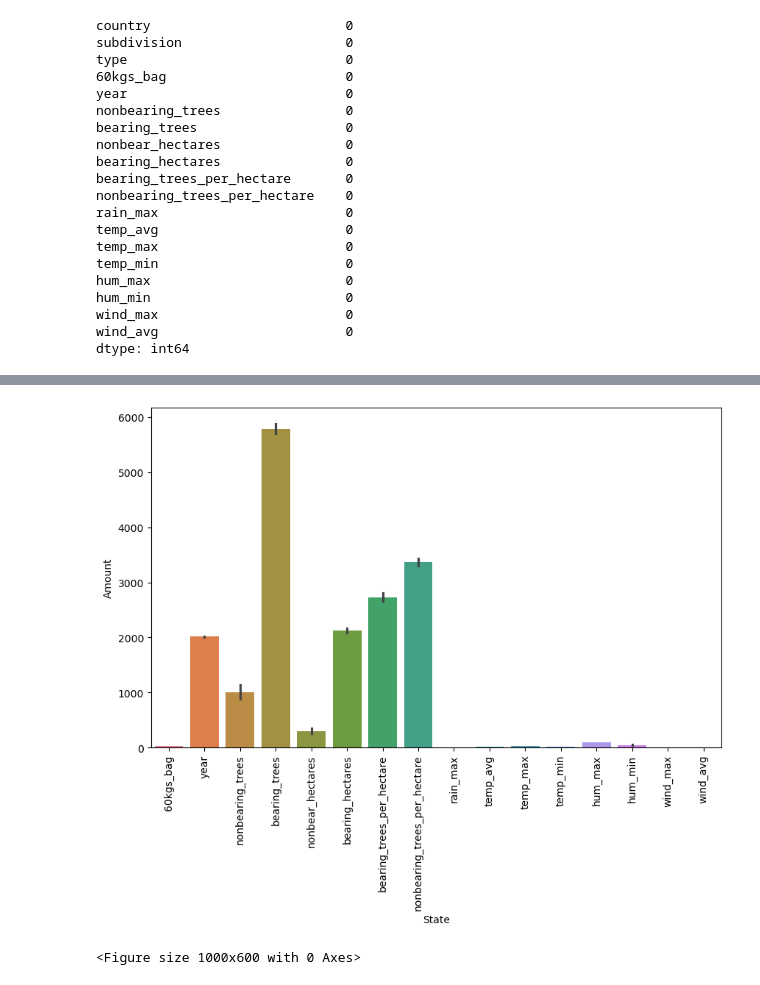
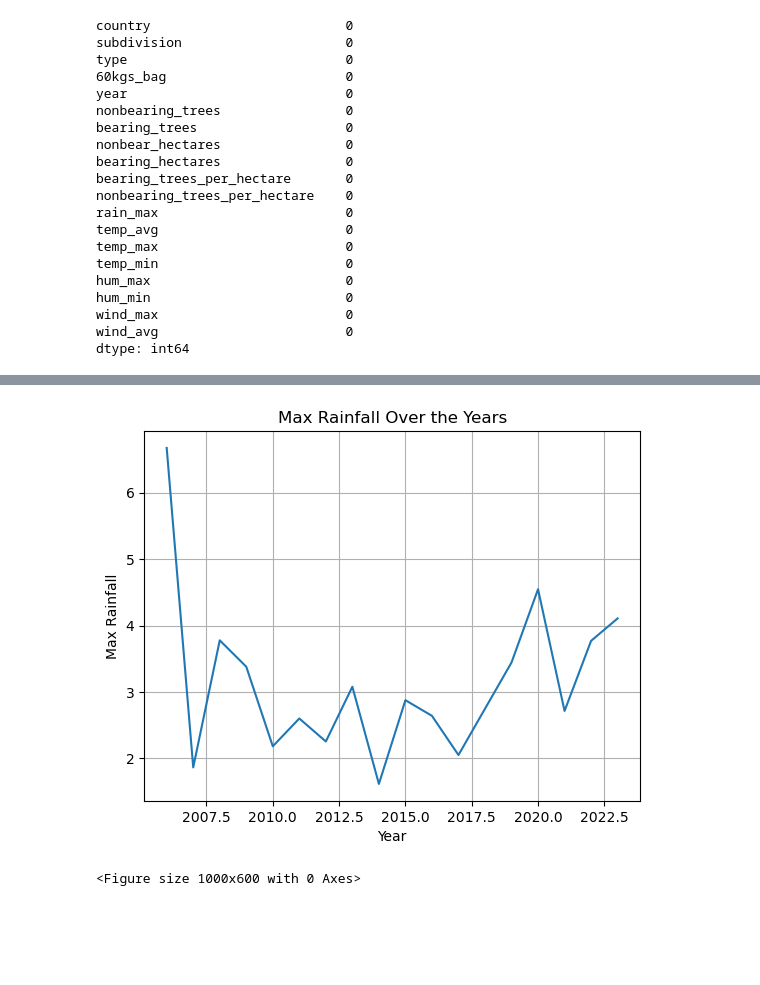
Before and after one commit to RosaniaPinto/Rosania_TLAB3, a Jupyter notebook: notebooks/analysis.ipynb, the cells around one changed output, grey strips where cells are left out. Saved outputs shown, nothing was run; the diff lists cells and outputs as text; code cells hidden in the pictures; blank space fills up the shorter version.

```diff
--- a/notebooks/analysis.ipynb
+++ b/notebooks/analysis.ipynb
@@ -122,15 +95,19 @@ plt.show()
-# %%
-# Bar plot of average coffee production by state
-
-plt.figure(figsize=(10, 6))
-sns.barplot(merged_df)
-plt.title('')
-plt.xlabel('State')
-plt.ylabel('Amount')
-plt.xticks(rotation=90)
-plt.show()
-# %% [output]
-[figure, removed]
+# %%
+# TODO: BEGIN YOUR EDA!
+
+#gridline got Max Rainfall over the years
+x = merged_df['year']        # Typically x-axis
+y = merged_df['rain_max']    # Typically y-axis
+
+plt.title("Max Rainfall Over the Years")
+plt.xlabel("Year")
+plt.ylabel("Max Rainfall")
+
+plt.plot(x, y)
+plt.grid()
+plt.show()
+# %% [output]
+[figure, added]
 # %%
 # Pairplot of coffee production data
 plt.figure(figsize=(10, 6))
```
Also changed, not shown: parts of 16 cells of this notebook, 2 other files.
